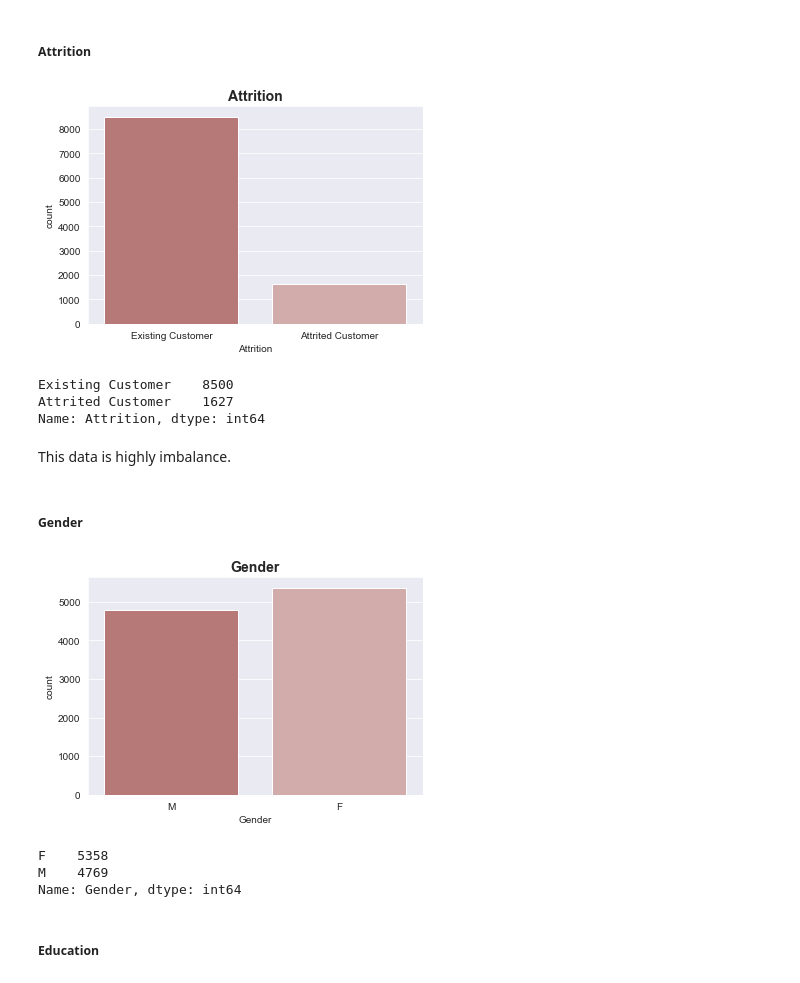
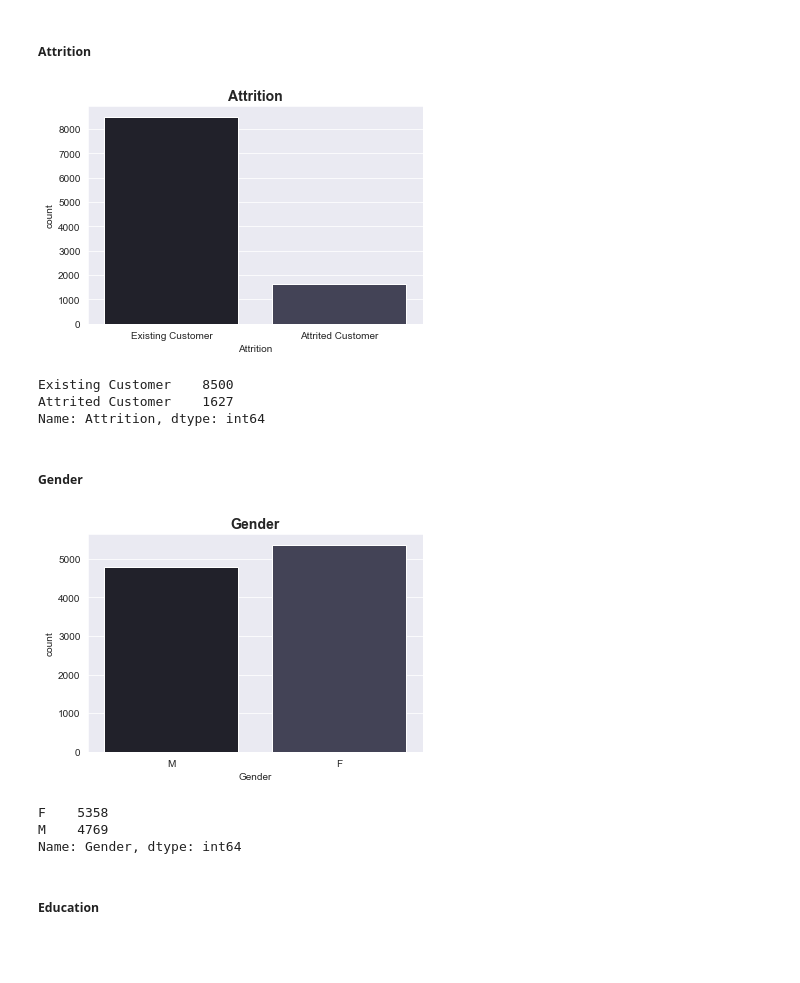
Before and after one commit to Austin1340/Portfolio, a Jupyter notebook: Credit_Card_Customer_Churn.ipynb, the cells around one changed output. Drawn from its saved outputs; the diff is of its cells as text; code cells hidden in the pictures; blank space fills up the shorter version.

```diff
--- a/Credit_Card_Customer_Churn.ipynb
+++ b/Credit_Card_Customer_Churn.ipynb
@@ -45,7 +46,7 @@ df.head(5)
 | 3 | 769911858 | Existing Customer | 40 | F | 4 | High School | Unknown | ... |
 | 4 | 709106358 | Existing Customer | 40 | M | 3 | Uneducated | Married | ... |
 # %%
-#These two varibles seem to make no sense so I remove them.
-df.drop(['Naive_Bayes_Classifier_Attrition_Flag_Card_Category_Contacts_Count_12_mon_Dependent_count_Education_Level_Months_Inactive_12_mon_1',
-         'Naive_Bayes_Classifier_Attrition_Flag_Card_Category_Contacts_Count_12_mon_Dependent_count_Education_Level_Months_Inactive_12_mon_2'],
+#此二變數意義不明故移除
+data.drop(['Naive_Bayes_Classifier_Attrition_Flag_Card_Category_Contacts_Count_12_mon_Dependent_count_Education_Level_Months_Inactive_12_mon_1',
+           'Naive_Bayes_Classifier_Attrition_Flag_Card_Category_Contacts_Count_12_mon_Dependent_count_Education_Level_Months_Inactive_12_mon_2'],
           axis = 1, inplace = True)
@@ -81,9 +62,9 @@ Index(['CLIENTNUM', 'Attrition_Flag', 'Customer_Age', 'Gender',
        'Total_Trans_Ct', 'Total_Ct_Chng_Q4_Q1', 'Avg_Utilization_Ratio'],
       dtype='object')
 # %%
-df.columns = ['ID', 'Attrition', 'Age', 'Gender','Dependent', 'Education',
-              'Marital_Status','Income', 'Card_Category', 'Months_on_book',
-              'Total_Relationship_Count', 'Months_Inactive','Contacts',
-              'Credit_Limit', 'Revolving_Bal','Avg_Open_To_Buy', 'Amt_Change_Q4_Q1',
-              'Trans_Amt','Trans_Count', 'Count_Change_Q4_Q1', 'Avg_Utilization_Ratio']
+data.columns = ['ID', 'Attrition', 'Age', 'Gender','Dependent', 'Education',
+                'Marital_Status','Income', 'Card_Category', 'Months_on_book',
+                'Total_Relationship_Count', 'Months_Inactive','Contacts',
+                'Credit_Limit', 'Revolving_Bal','Avg_Open_To_Buy', 'Amt_Change_Q4_Q1',
+                'Trans_Amt','Trans_Count', 'Count_Change_Q4_Q1', 'Avg_Utilization_Ratio']
 # %%
@@ -93,5 +74,5 @@ print('Duplicates of ID:', df['ID'].duplicated().sum())
 Duplicates: 0
 Duplicates of ID: 0
 # %%
-df.drop('ID', axis = 1, inplace = True)
+data.drop('ID', axis = 1, inplace = True)
 # %%
@@ -131,31 +112,26 @@ cate_feat
 # %% [markdown]
 ##### Attrition
 # %%
-sns.set_style('darkgrid')
-sns.set_palette('vlag_r')
-
-sns.countplot(df1['Attrition'])
+sns.countplot(df['Attrition'])
 plt.title('Attrition', fontsize = 14, weight = 'bold')
 plt.show()
 
-df1['Attrition'].value_counts()
+print(df['Attrition'].value_counts())
 # %% [output]
-[figure, old version]
+[figure, new version]
 Existing Customer    8500
 Attrited Customer    1627
 Name: Attrition, dtype: int64
-# %% [markdown]
-This data is highly imbalance.
 # %% [markdown]
 ##### Gender
 # %%
-sns.countplot(df1['Gender'])
+sns.countplot(df['Gender'])
 plt.title('Gender', fontsize = 14, weight = 'bold')
 plt.show()
 
-df1['Gender'].value_counts()
+print(df['Gender'].value_counts())
 # %% [output]
-[figure, old version]
+[figure, new version]
 F    5358
 M    4769
 Name: Gender, dtype: int64
```
Also changed, not shown: parts of 123 cells of this notebook.
